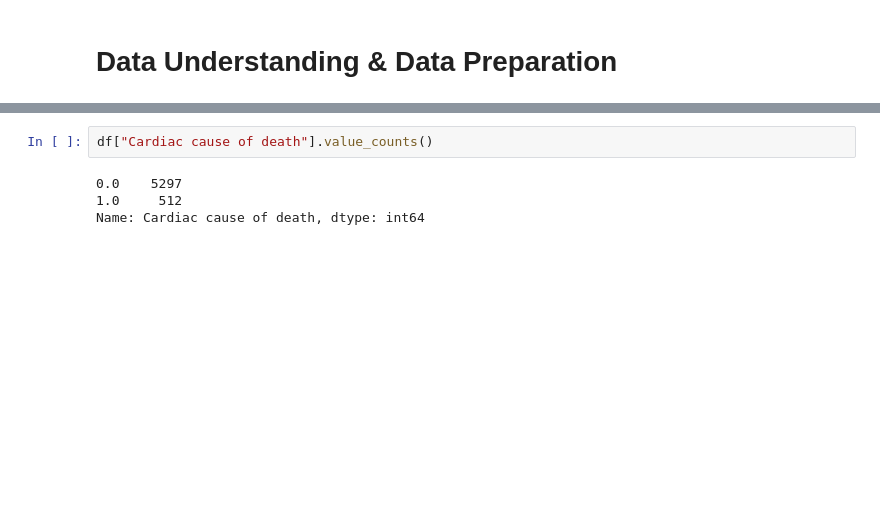
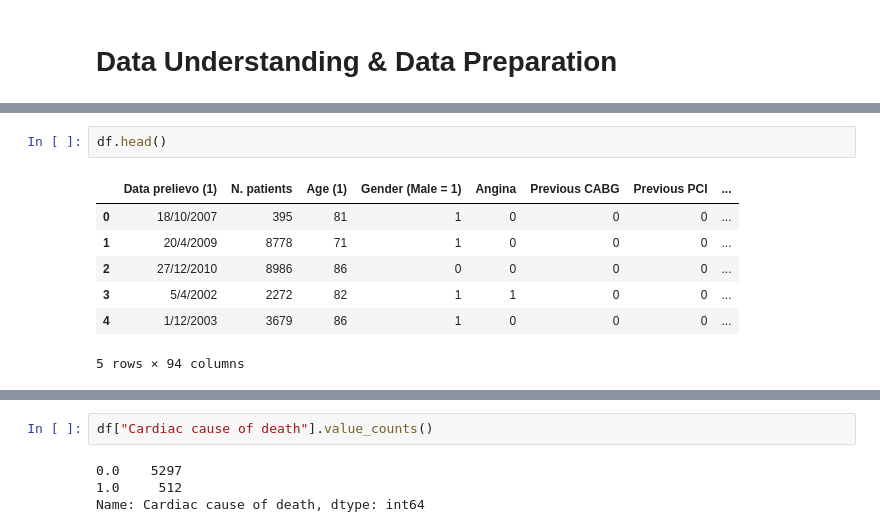
Before and after one commit to Sopralapanca/CHL-clinical-data-encoder, a Jupyter notebook: [CHL]ClinicalDataEncoder.ipynb, the cells around one changed output, grey strips where cells are left out. Drawn from its saved outputs; the diff is of its cells as text; blank space fills up the shorter version.

```diff
--- a/[CHL]ClinicalDataEncoder.ipynb
+++ b/[CHL]ClinicalDataEncoder.ipynb
@@ -39,0 +45,10 @@ df.shape
+# %%
+df.head()
+# %% [output]
+|  | Data prelievo (1) | N. patients | Age (1) | Gender (Male = 1) | Angina | Previous CABG | Previous PCI | ... |
+| 0 | 18/10/2007 | 395 | 81 | 1 | 0 | 0 | 0 | ... |
+| 1 | 20/4/2009 | 8778 | 71 | 1 | 0 | 0 | 0 | ... |
+| 2 | 27/12/2010 | 8986 | 86 | 0 | 0 | 0 | 0 | ... |
+| 3 | 5/4/2002 | 2272 | 82 | 1 | 1 | 0 | 0 | ... |
+| 4 | 1/12/2003 | 3679 | 86 | 1 | 0 | 0 | 0 | ... |
+5 rows × 94 columns
```
Also changed, not shown: parts of 17 cells of this notebook.
